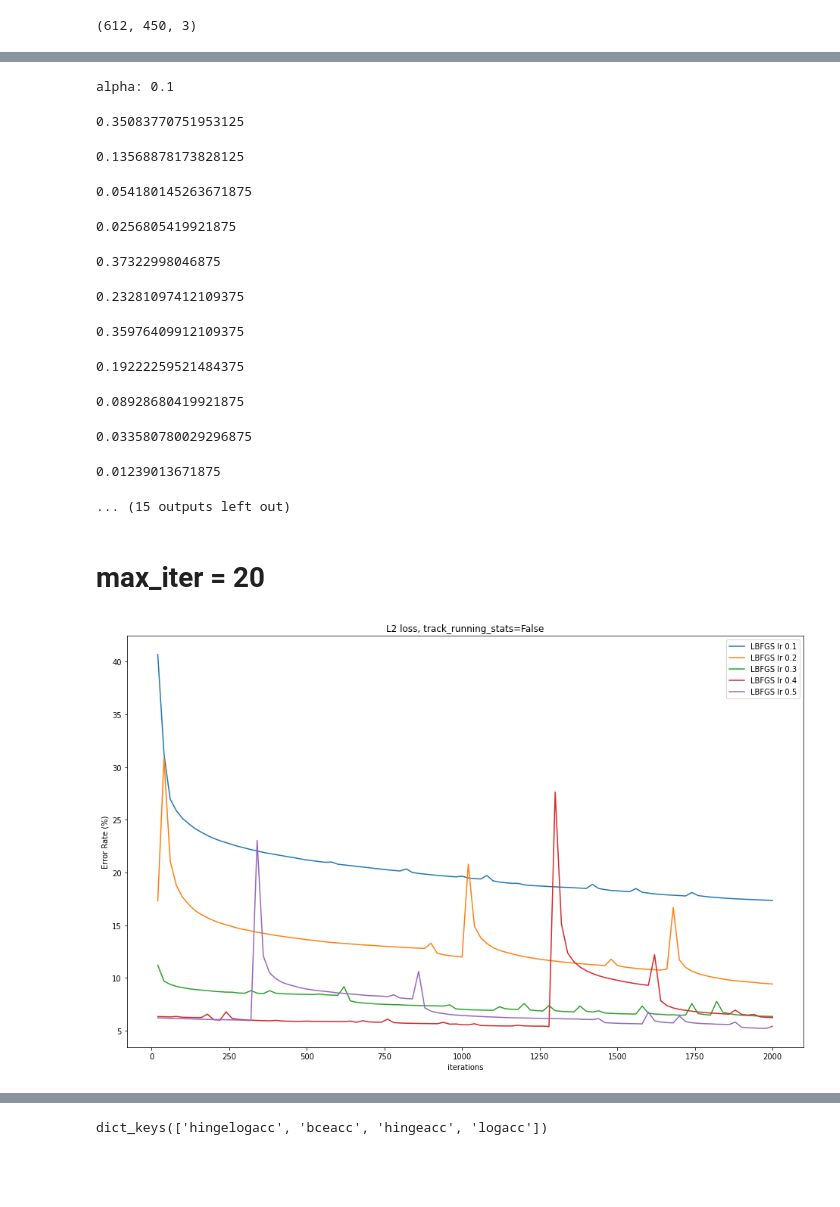
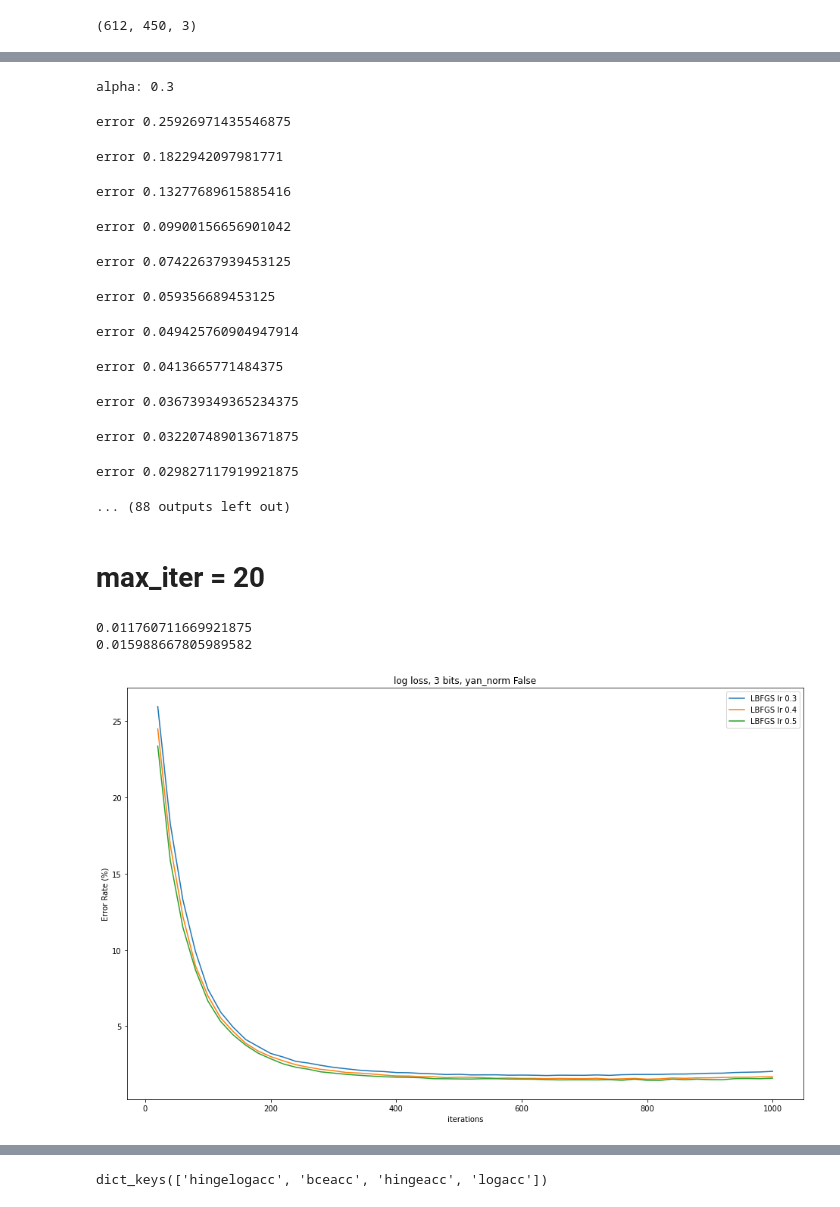
Before and after one commit to varshakishore/FaceDetection, a Jupyter notebook: SteganoGAN_xiangyu/research/pgd_attact_lbfgs.ipynb, the cells around one changed output, grey strips where cells are left out. Cells and saved outputs as stored; diff of their text form; code cells hidden in the pictures; blank space fills up the shorter version.

Commit message:
update norm

```diff
--- a/SteganoGAN_xiangyu/research/pgd_attact_lbfgs.ipynb
+++ b/SteganoGAN_xiangyu/research/pgd_attact_lbfgs.ipynb
@@ -163,4 +109,6 @@ class BasicDecoder(nn.Module):
 # %%
+num_bits = 3
+yan_norm = False
 # models
 model_name = "steg_decode_new"
 if model_name == "steg_decode":
@@ -169,14 +117,15 @@ if model_name == "steg_decode":
     model = steganogan.decoder
     model.apply(shuffle_params)
 elif model_name == "steg_decode_new":
-    model = BasicDecoder(1, hidden_size=32)
+    model = BasicDecoder(num_bits, hidden_size=128, yan_norm=yan_norm)
     model.apply(shuffle_params)
     model.to('cuda')
 else:
     print("unknown model")
 
 model.to('cuda')
-print(model.layers[2].track_running_stats)
+if not yan_norm:
+    print(model.layers[2].track_running_stats)
 old_dict = model.state_dict()
 # %% [output]
 False
@@ -229,14 +188,13 @@ hinge = 0.3
 lbfgsacc = {}
 lbfgsimg = {}
 
-steps = 2000
+steps = 1000
 eps = 0.2
 adv_image = image.clone().detach()
 max_iter = 20
 
-criterion = torch.nn.BCEWithLogitsLoss(reduction='sum')
-criterion2 = torch.nn.MSELoss(reduction='sum')
-for alpha in [0.1, 0.2, 0.3, 0.4, 0.5]:
+for alpha in [0.3, 0.4, 0.5]:
+    adv_image = image.clone().detach()
     print("alpha:", alpha)
     accuracy = []
 
@@ -246,64 +204,62 @@ for alpha in [0.1, 0.2, 0.3, 0.4, 0.5]:
 
         def closure():
             outputs = model(adv_image)
+            loss = get_loss(outputs, target, loss_mode)
 
-            if loss_mode == "BCE":
-                loss = criterion(outputs, target)
-            elif loss_mode == "log":
-                loss = -(target * 2 - 1) * outputs
-                loss = torch.nn.functional.softplus(loss)  # log(1+exp(x))
-                loss = torch.sum(loss)
-            elif loss_mode == "hingelog":
-                loss = -(target * 2 - 1) * outputs
-                loss = torch.nn.functional.softplus(loss)  # log(1+exp(x))
-                loss = torch.max(loss-hinge, torch.zeros(target.shape).to(target.device))
-                loss = torch.sum(loss)
-            elif loss_mode == "L2":
-                outputs = F.sigmoid(outputs)
-                loss = criterion2(outputs, target)
             optimizer.zero_grad()
             loss.backward()
             return loss
 
         optimizer.step(closure)
         delta = torch.clamp(adv_image - image, min=-eps, max=eps)
-        adv_image = torch.clamp(image + delta, min=0, max=1).detach()
+        adv_image = torch.clamp(image + delta, min=0, max=1)
+        adv_image = torch.clamp(adv_image*255, 0, 255).int().float()/255.
+        adv_image = adv_image.detach()
 
-        acc = len(torch.nonzero((model(adv_image)>0).float().view(-1) != target.view(-1))) / target.numel()
-        print(acc)
+        if loss_mode in ["L1", "L2"]:
+            acc = len(torch.nonzero(torch.abs(F.sigmoid(model(adv_image)).float().view(-1)*255-target.view(-1)) > 128)) / target.numel()
+        else:
+            acc = len(torch.nonzero((model(adv_image)>0).float().view(-1) != target.view(-1))) / target.numel()
+        print("error", acc)
         accuracy.append(acc)
 
     lbfgsacc[alpha] = accuracy
     lbfgsimg[alpha] = adv_image.cpu().squeeze().permute(2,1,0)
 # %% [output]
-alpha: 0.1
+alpha: 0.3
-0.35083770751953125
+error 0.25926971435546875
-0.13568878173828125
+error 0.1822942097981771
-0.054180145263671875
+error 0.13277689615885416
-0.0256805419921875
+error 0.09900156656901042
-0.37322998046875
+error 0.07422637939453125
-0.23281097412109375
+error 0.059356689453125
-0.35976409912109375
+error 0.049425760904947914
-0.19222259521484375
+error 0.0413665771484375
-0.08928680419921875
+error 0.036739349365234375
-0.033580780029296875
+error 0.032207489013671875
-0.01239013671875
+error 0.029827117919921875
-... (15 outputs left out)
+... (88 outputs left out)
 # %% [markdown]
 # max_iter = 20
+# %%
+print(lbfgsacc_yan[0.5][-1])
+print(lbfgsacc[0.5][-1])
+# %% [output]
+0.011760711669921875
+0.015988667805989582
 # %%
 plt.figure(figsize=(16, 10))
 # plt.plot(range(1000), np.array(bceacc) * 100, label="SGD")
 for lr, acc in lbfgsacc.items():
     plt.plot(np.arange(1, steps // max_iter + 1) * max_iter, np.array(acc[:steps // max_iter]) * 100, label=f"LBFGS lr {lr}")
 plt.legend()
 plt.ylabel("Error Rate (%)")
 plt.xlabel("iterations")
-plt.title(f"{loss_mode} loss, track_running_stats=False")
-# plt.ylim(0, 0.2)
+plt.title(f"{loss_mode} loss, {num_bits} bits, yan_norm {yan_norm}")
+# plt.ylim(0, 0.01)
 plt.show()
 # %% [output]
-[figure, old version]
+[figure, new version]
 # %%
 new_weights = model.state_dict()
 # %%
```
Also changed, not shown: parts of 9 cells of this notebook.
